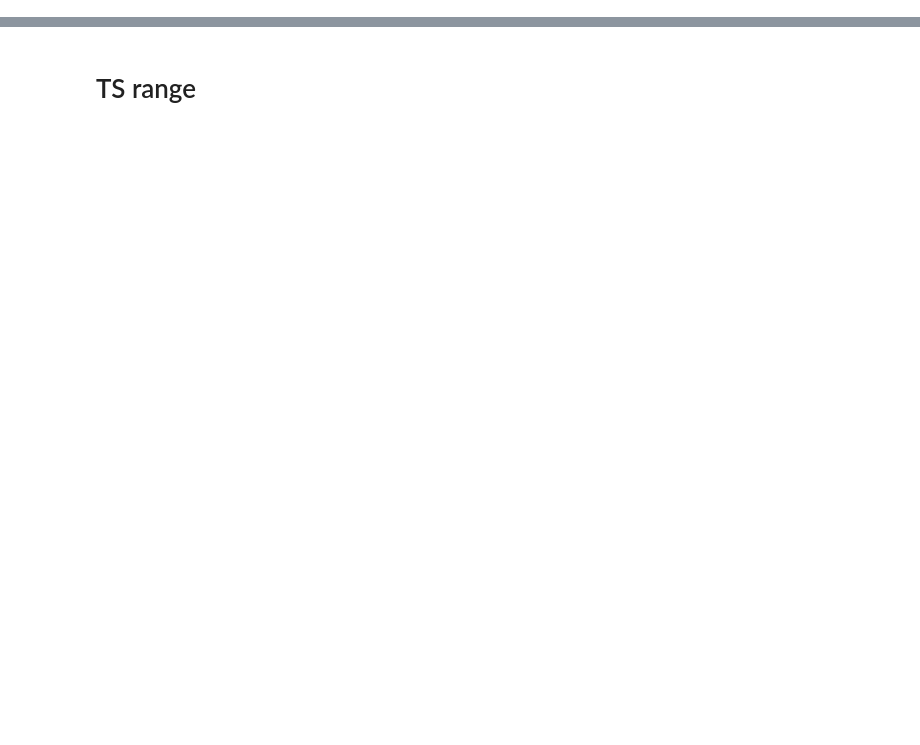
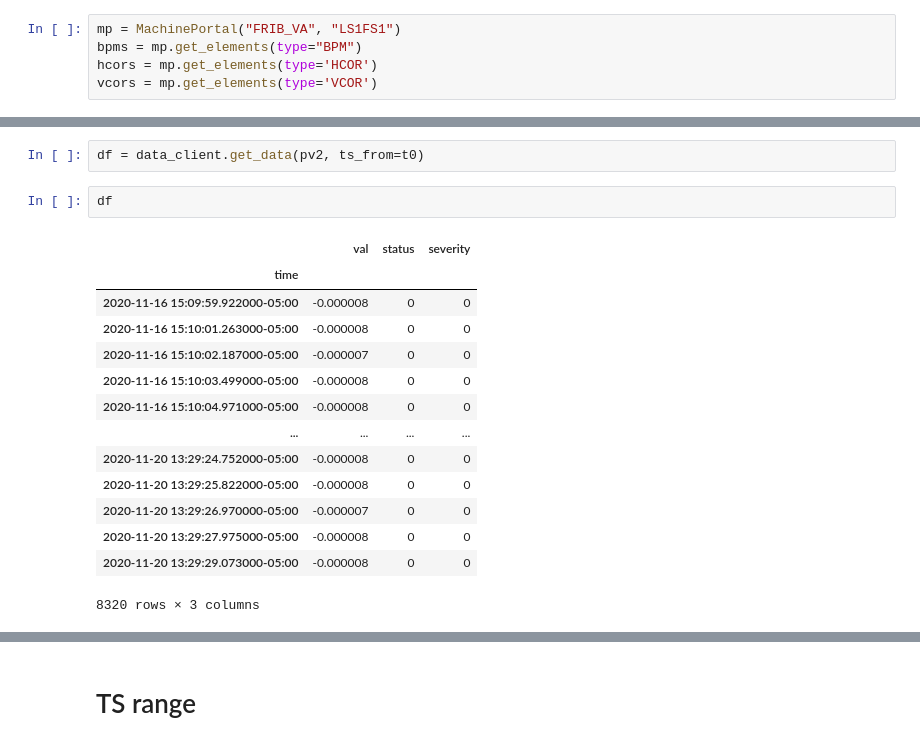
Before and after one commit to zhangt58/PyArchAppl, a Jupyter notebook: examples/test_pyarchappl.ipynb, the cells around one changed output, grey strips where cells are left out. Cells and saved outputs as stored; diff of their text form; blank space fills up the shorter version.

```diff
--- a/examples/test_pyarchappl.ipynb
+++ b/examples/test_pyarchappl.ipynb
@@ -38,0 +21,5 @@ r = client.get_data_at_time([pvs_x[0]], ts=_ts0)
+# %%
+mp = MachinePortal("FRIB_VA", "LS1FS1")
+bpms = mp.get_elements(type="BPM")
+hcors = mp.get_elements(type='HCOR')
+vcors = mp.get_elements(type='VCOR')
@@ -38,0 +95,19 @@ r = client.get_data_at_time([pvs_x[0]], ts=_ts0)
+# %%
+df = data_client.get_data(pv2, ts_from=t0)
+# %%
+df
+# %% [output]
+|  | val | status | severity |
+| time |  |  |  |
+| 2020-11-16 15:09:59.922000-05:00 | -0.000008 | 0 | 0 |
+| 2020-11-16 15:10:01.263000-05:00 | -0.000008 | 0 | 0 |
+| 2020-11-16 15:10:02.187000-05:00 | -0.000007 | 0 | 0 |
+| 2020-11-16 15:10:03.499000-05:00 | -0.000008 | 0 | 0 |
+| 2020-11-16 15:10:04.971000-05:00 | -0.000008 | 0 | 0 |
+| ... | ... | ... | ... |
+| 2020-11-20 13:29:24.752000-05:00 | -0.000008 | 0 | 0 |
+| 2020-11-20 13:29:25.822000-05:00 | -0.000008 | 0 | 0 |
+| 2020-11-20 13:29:26.970000-05:00 | -0.000007 | 0 | 0 |
+| 2020-11-20 13:29:27.975000-05:00 | -0.000008 | 0 | 0 |
+| 2020-11-20 13:29:29.073000-05:00 | -0.000008 | 0 | 0 |
+8320 rows × 3 columns
```
Also changed, not shown: parts of 73 cells of this notebook.
